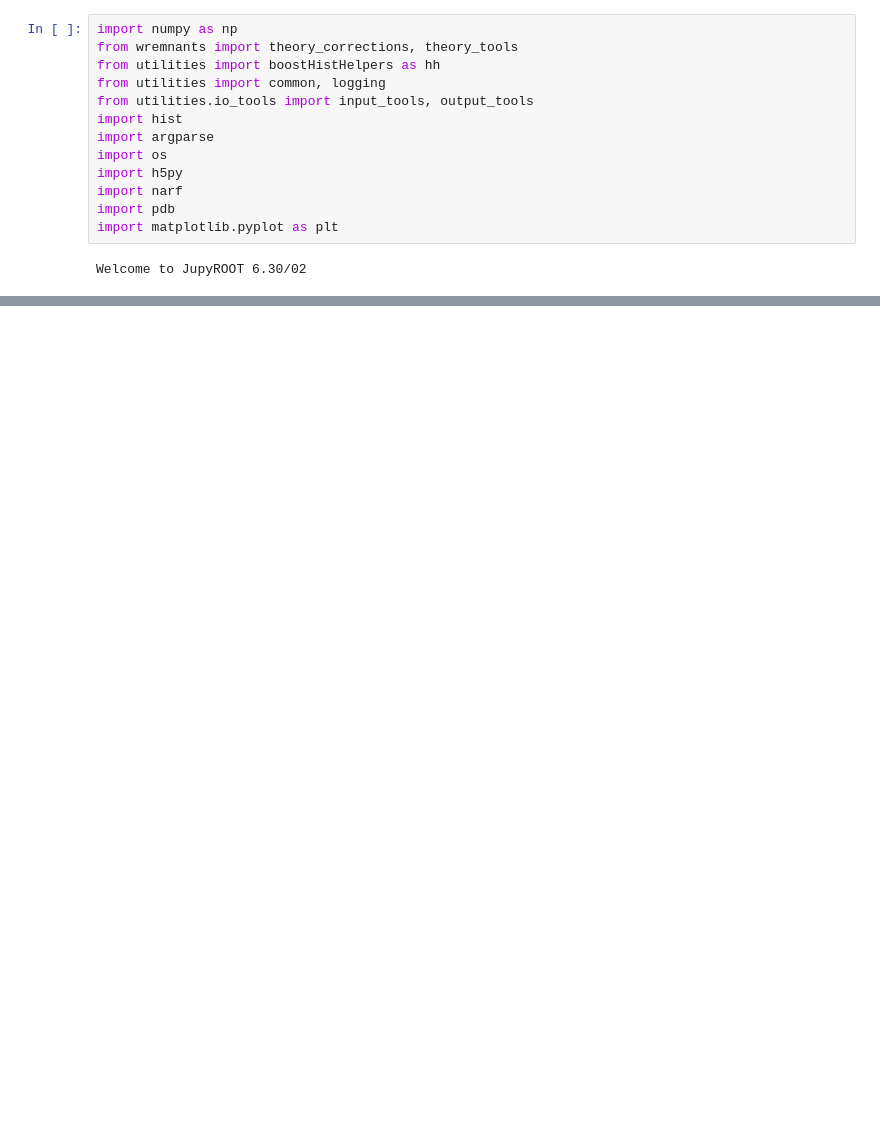
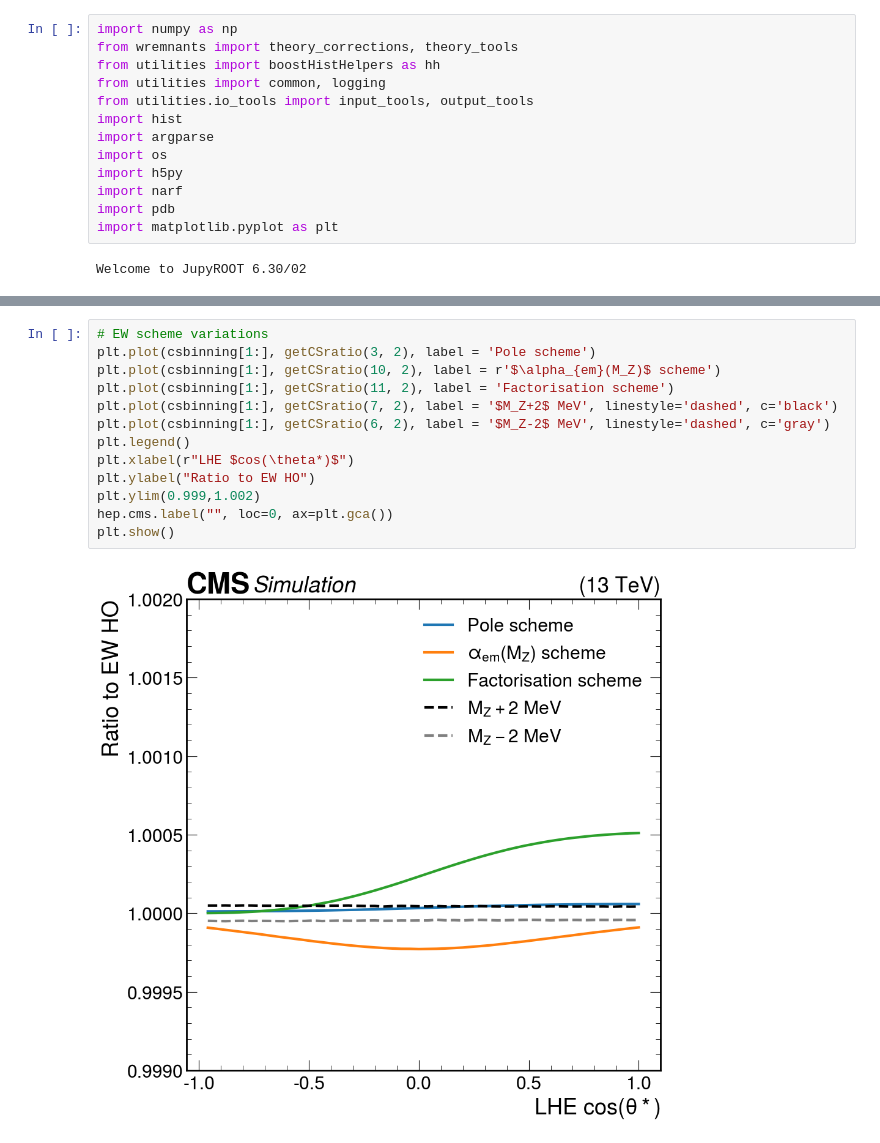
Before and after one commit to rubenforti/WRemnants, a Jupyter notebook: notebooks/EWCorrections_Powheg.ipynb, the cells around one changed output, grey strips where cells are left out. Saved outputs shown, nothing was run; the diff lists cells and outputs as text; blank space fills up the shorter version.

```diff
--- a/notebooks/EWCorrections_Powheg.ipynb
+++ b/notebooks/EWCorrections_Powheg.ipynb
@@ -131,0 +227,15 @@ print('test')
+# %%
+# EW scheme variations
+plt.plot(csbinning[1:], getCSratio(3, 2), label = 'Pole scheme')
+plt.plot(csbinning[1:], getCSratio(10, 2), label = r'$\alpha_{em}(M_Z)$ scheme')
+plt.plot(csbinning[1:], getCSratio(11, 2), label = 'Factorisation scheme')
+plt.plot(csbinning[1:], getCSratio(7, 2), label = '$M_Z+2$ MeV', linestyle='dashed', c='black')
+plt.plot(csbinning[1:], getCSratio(6, 2), label = '$M_Z-2$ MeV', linestyle='dashed', c='gray')
+plt.legend()
+plt.xlabel(r"LHE $cos(\theta*)$")
+plt.ylabel("Ratio to EW HO")
+plt.ylim(0.999,1.002)
+hep.cms.label("", loc=0, ax=plt.gca())
+plt.show()
+# %% [output]
+[figure, added]
```
Also changed, not shown: parts of 24 cells of this notebook.
